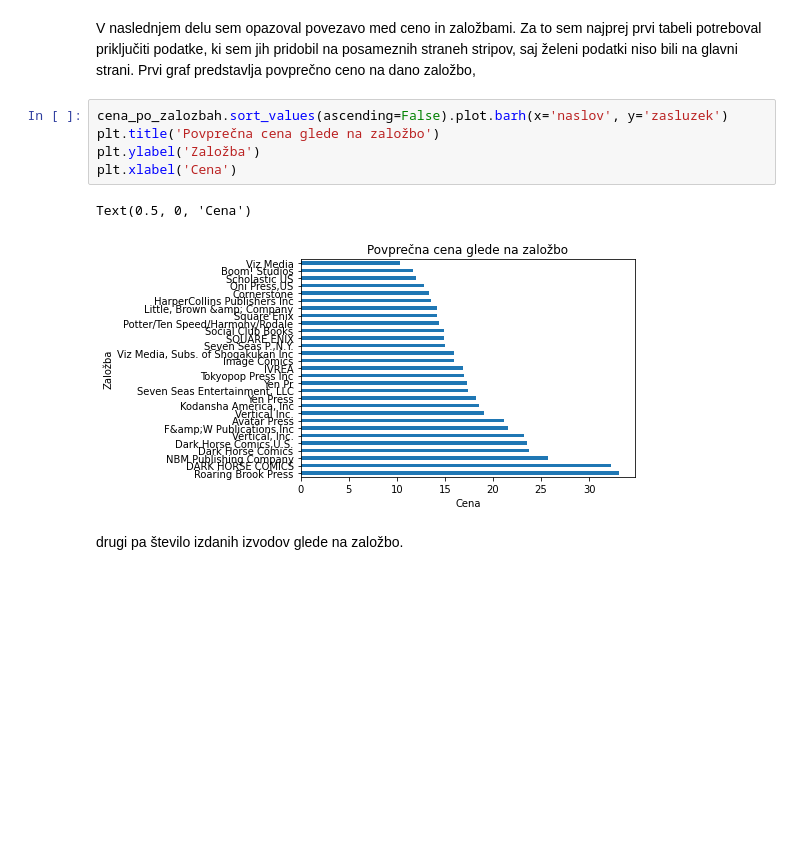
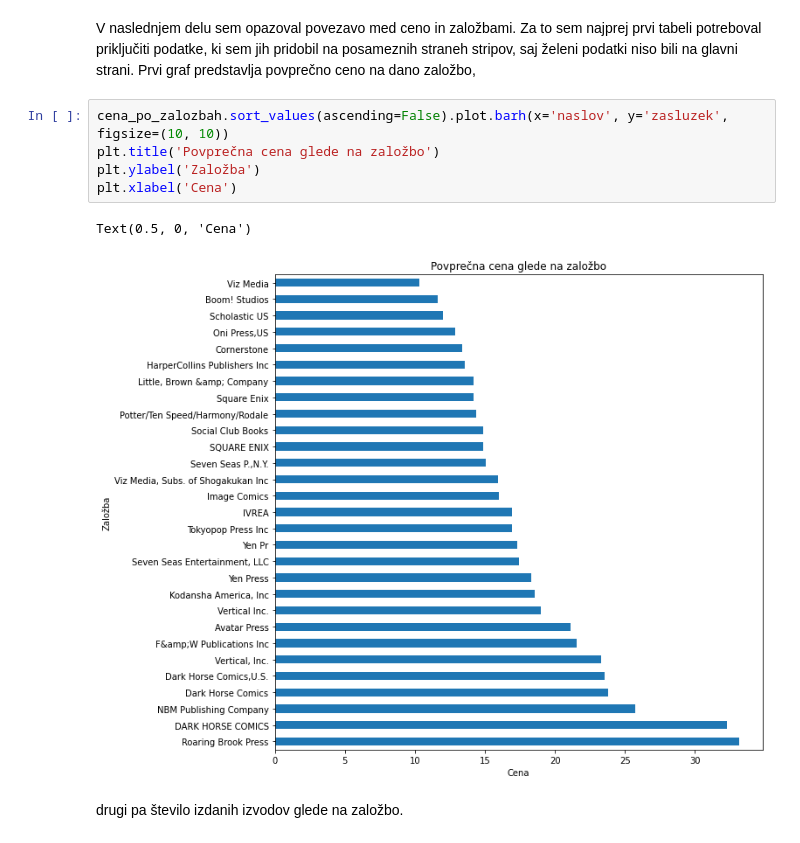
Before and after one commit to IanLampic/prog1-analiza-stripov, a Jupyter notebook: analiza_podaktov.ipynb, the cells around one changed output. Drawn from its saved outputs; the diff is of its cells as text; blank space fills up the shorter version.

```diff
--- a/analiza_podaktov.ipynb
+++ b/analiza_podaktov.ipynb
@@ -301,13 +300,13 @@ cena_in_stevilo = pd.merge(cena_po_zalozbah, stevilo_po_zalozbah, left_on = "izd
 # %% [markdown]
 V naslednjem delu sem opazoval povezavo med ceno in založbami. Za to sem najprej prvi tabeli potreboval priključiti podatke, ki sem jih pridobil na posameznih straneh stripov, saj želeni podatki niso bili na glavni strani. Prvi graf predstavlja povprečno ceno na dano založbo,
 # %%
-cena_po_zalozbah.sort_values(ascending=False).plot.barh(x='naslov', y='zasluzek')
+cena_po_zalozbah.sort_values(ascending=False).plot.barh(x='naslov', y='zasluzek', figsize=(10, 10))
 plt.title('Povprečna cena glede na založbo')
 plt.ylabel('Založba')
 plt.xlabel('Cena')
 # %% [output]
 Text(0.5, 0, 'Cena')
-[figure, old version]
+[figure, new version]
 # %% [markdown]
 drugi pa število izdanih izvodov glede na založbo.
 # %%
```
Also changed, not shown: parts of 17 cells of this notebook.
